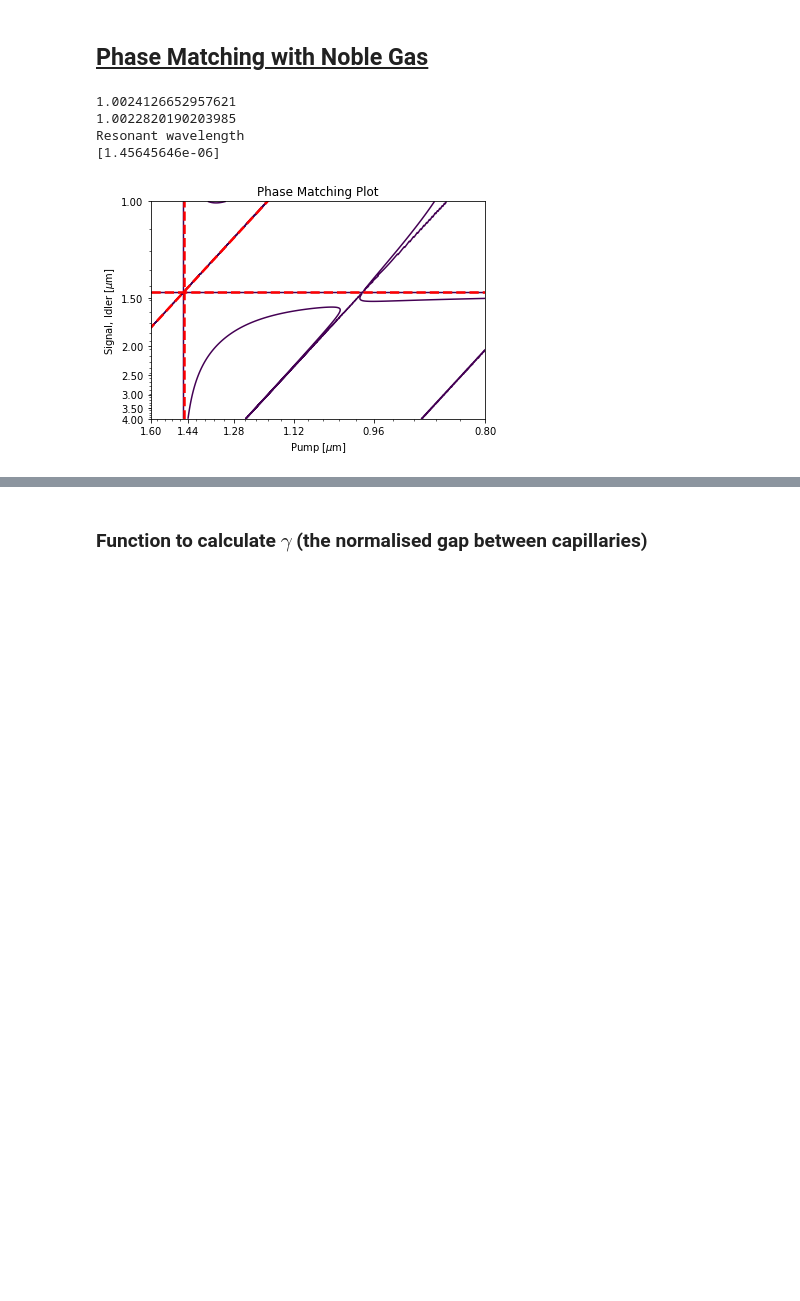
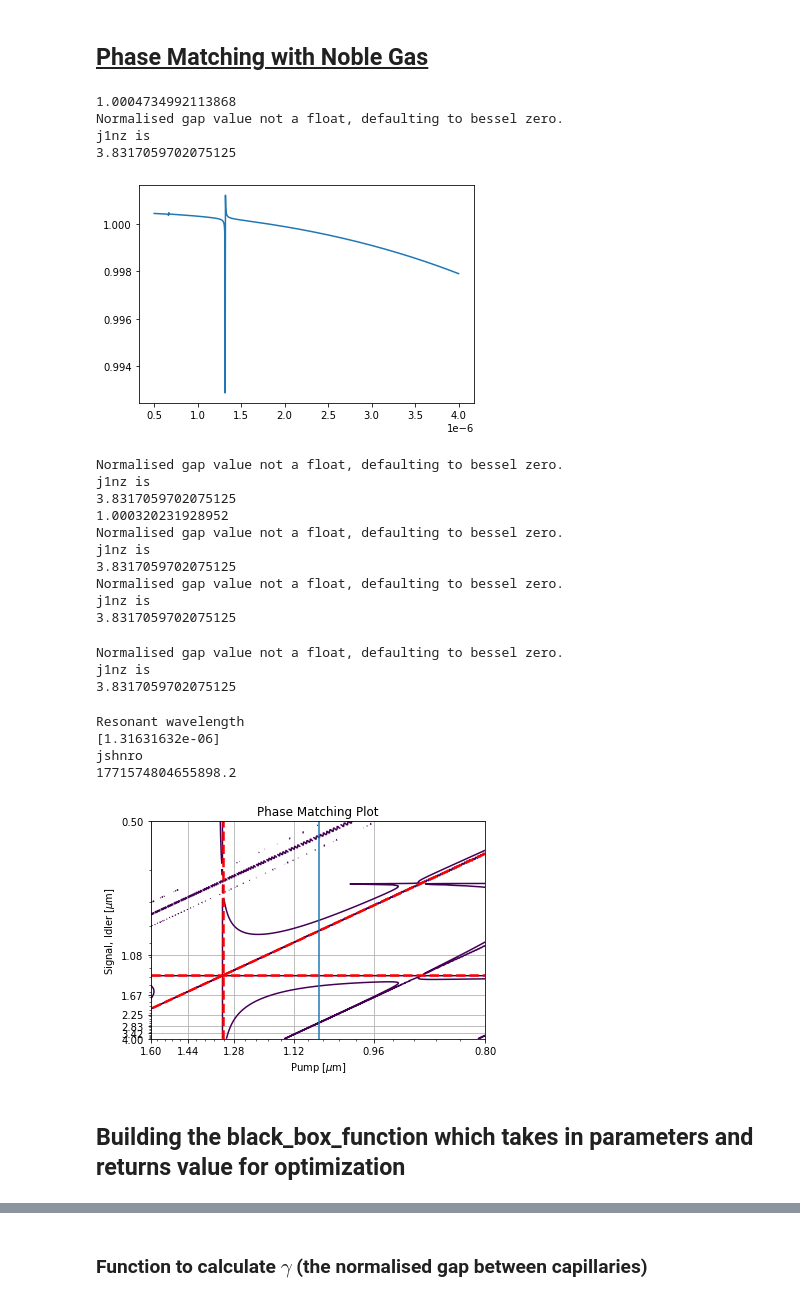
Before and after one commit to jmorse2020/FYP_Simulations, a Jupyter notebook: fwm_simulation.ipynb, the cells around one changed output, grey strips where cells are left out. Drawn from its saved outputs; the diff is of its cells as text; code cells hidden in the pictures; blank space fills up the shorter version.

```diff
--- a/fwm_simulation.ipynb
+++ b/fwm_simulation.ipynb
@@ -257,7 +257,7 @@ array([[ -4451.50536797,  -4439.7673529 ,  -4427.8852916 , ...,
 Should basically be identical code except plugging in the refractive index that we modelled for leaky mode HCFs (add this as a function to refractive index class)
 # %%
 pump_wavelengths = np.linspace(0.8e-6, 1.6e-6, 1000)
-signal_wavelengths = np.linspace(1.0e-6, 4.0e-6, 1000)
+signal_wavelengths = np.linspace(0.5e-6, 4.0e-6, 1000)
 
 # * * * HCF Parameters * * * #
 w = 0.7e-6
@@ -325,8 +334,8 @@ def WavelengthTicksOnAngularFrequencyPlot(min_wavelength, max_wavelength, No_maj
 # Parameters:
 Temperature = 293 # K
 Pressure = 5000 # mBar
-w = 0.7e-6 # m
-core_radius = 22e-6 # m
+w = 0.63e-6 # m
+core_radius = 28e-6 # m
 gas = "xenon"
 gamma = 0.0
 P_0 = 100
@@ -337,6 +346,8 @@ loss_ms = [1]
 gas_index = lambda x: RefractiveIndex.Gas(wavelengths=x, pressure=Pressure, temperature=Temperature, gas_name=gas)
 print(gas_index(1000))
 refractive_index = lambda x: RefractiveIndex.HCF(R=core_radius, w=w, wavelengths=x, n_gas=gas_index, normalised_gap=0.27)
+plt.plot(signal_wavelengths, refractive_index(signal_wavelengths*1e9))
+plt.show()
 print(refractive_index(1000))
 resonsance_wavelengths = find_loss_wavelengths(w = w, n_gas=gas_index, n_wall=RefractiveIndex.n_fs, wavelengths=signal_wavelengths,ms = loss_ms)
 # print("test")
@@ -359,35 +370,59 @@ if axis_parameter.lower() == "wavelength":
     plt.ylabel('Signal, Idler [m]')
     plt.title('Phase Matching Plot')
     plt.xlim([min(pump_wavelengths), max(pump_wavelengths)])
     plt.ylim([min(signal_wavelengths), max(signal_wavelengths)])
     plt.show()
 elif axis_parameter.lower() == "ang_freq":
     phase_matching_contour = plt.contour(lambda_to_ang_freq(pump_wavelengths), lambda_to_ang_freq(signal_wavelengths), delta_beta, levels=[0], color='k')
     contour_data = phase_matching_contour.collections[0].get_paths()[0].vertices
     for resonsance_wavelength in resonsance_wavelengths:
         print("Resonant wavelength")
         print(resonsance_wavelength[0])
         resonances_linewidth = 2.5
         const_idlers = 1 / ( (2 / pump_wavelengths) - (1 / resonsance_wavelength[0]))
         plt.plot(lambda_to_ang_freq(pump_wavelengths), lambda_to_ang_freq(const_idlers), color = 'r', linestyle = '--', linewidth = resonances_linewidth)
         plt.axvline(lambda_to_ang_freq(resonsance_wavelength[0]), color = 'r', linestyle = '--', linewidth = resonances_linewidth)
         plt.axhline(lambda_to_ang_freq(resonsance_wavelength[0]), color = 'r', linestyle = '--', linewidth = resonances_linewidth)
     plt.xlabel(r'Pump [$\mu$m]')
     plt.ylabel(r'Signal, Idler [$\mu$m]')
     plt.title('Phase Matching Plot')
     plt.xlim([min(lambda_to_ang_freq(pump_wavelengths)), max(lambda_to_ang_freq(pump_wavelengths))])
     plt.ylim([min(lambda_to_ang_freq(signal_wavelengths)), max(lambda_to_ang_freq(signal_wavelengths))])
 
+plt.axvline(lambda_to_ang_freq(1064e-9))
+print("jshnro")
+print(lambda_to_ang_freq(1064e-9))
 WavelengthTicksOnAngularFrequencyPlot(min(pump_wavelengths), max(pump_wavelengths), 6, axis='x')
 WavelengthTicksOnAngularFrequencyPlot(min(signal_wavelengths), max(signal_wavelengths), 7, axis='y')
 # interp_val = phase_matching_contour.collections[0].get_paths()[0].interpolated(delta_beta, lambda_to_ang_freq(pump_wavelengths), lambda_to_ang_freq(signal_wavelengths), lambda_to_ang_freq(1.12e-6), lambda_to_ang_freq(2.5e-6))
 # print(interp_val)
 # interp_val = np.interp([lambda_to_ang_freq(1.12e-6)], lambda_to_ang_freq(pump_wavelengths), delta_beta[np.where(np.isclose(lambda_to_ang_freq(signal_wavelengths), 2.50e-6))])[0]
 # print(interp_val)
+plt.grid()
 plt.show()
 # %% [output]
-1.0024126652957621
-1.0022820190203985
-Resonant wavelength
-[1.45645646e-06]
+1.0004734992113868
+Normalised gap value not a float, defaulting to bessel zero.
+j1nz is
+3.8317059702075125
-[figure, old version]
+[figure, new version]
+Normalised gap value not a float, defaulting to bessel zero.
+j1nz is
+3.8317059702075125
+1.000320231928952
+Normalised gap value not a float, defaulting to bessel zero.
+j1nz is
+3.8317059702075125
+Normalised gap value not a float, defaulting to bessel zero.
+j1nz is
+3.8317059702075125
+Normalised gap value not a float, defaulting to bessel zero.
+j1nz is
+3.8317059702075125
+Resonant wavelength
+[1.31631632e-06]
+jshnro
+1771574804655898.2
+[figure, added]
+# %% [markdown]
+## Building the black_box_function which takes in parameters and returns value for optimization
```
Also changed, not shown: parts of 7 cells of this notebook, 2 other files.
